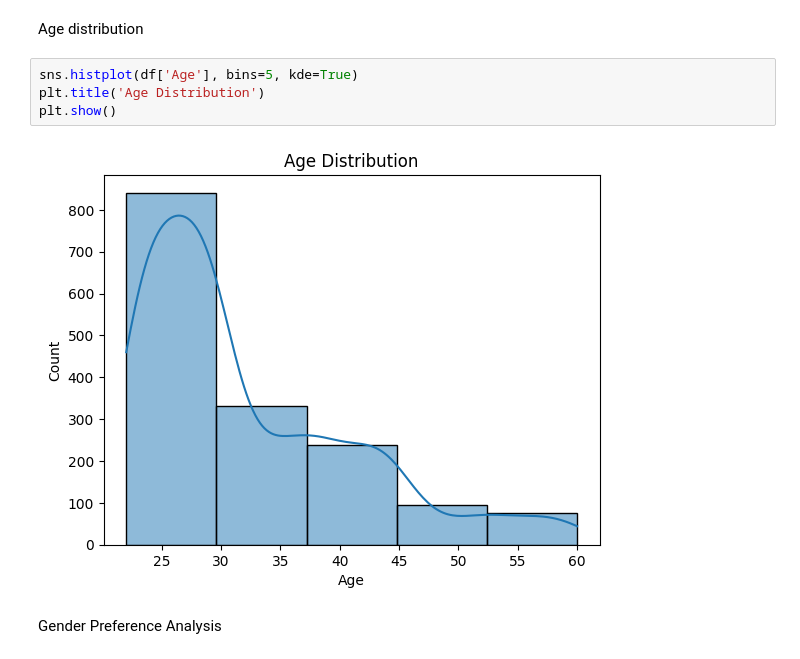
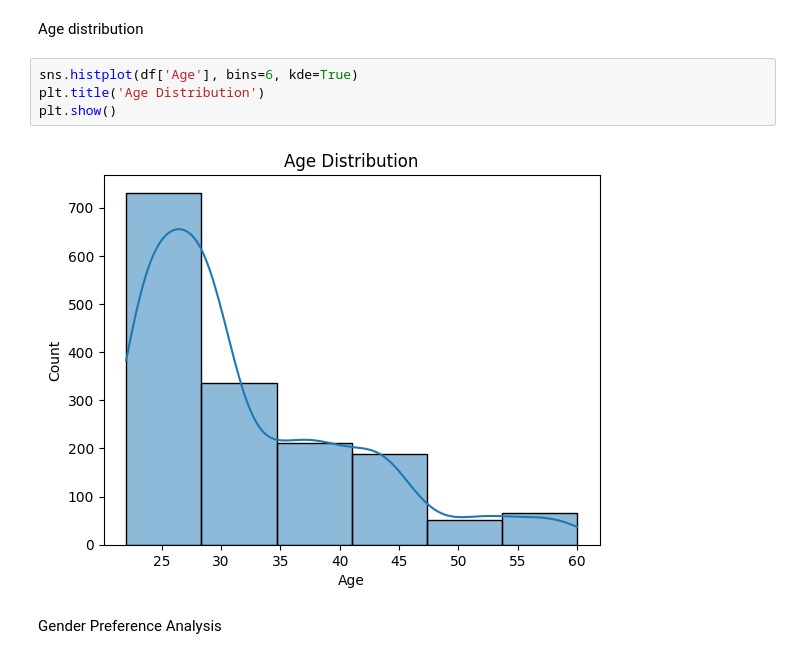
Before and after one commit to Madhavitippareddy1/DataAffordabilityCars, a Jupyter notebook: BuyersAffordabilityCars.ipynb, the cells around one changed output. Drawn from its saved outputs; the diff is of its cells as text.

```diff
--- a/BuyersAffordabilityCars.ipynb
+++ b/BuyersAffordabilityCars.ipynb
@@ -112,11 +112,11 @@ plt.show()
 # %% [markdown]
 Age distribution
 # %%
-sns.histplot(df['Age'], bins=5, kde=True)
+sns.histplot(df['Age'], bins=6, kde=True)
 plt.title('Age Distribution')
 plt.show()
 # %% [output]
-[figure, old version]
+[figure, new version]
 # %% [markdown]
 Gender Preference Analysis
 # %%
```
